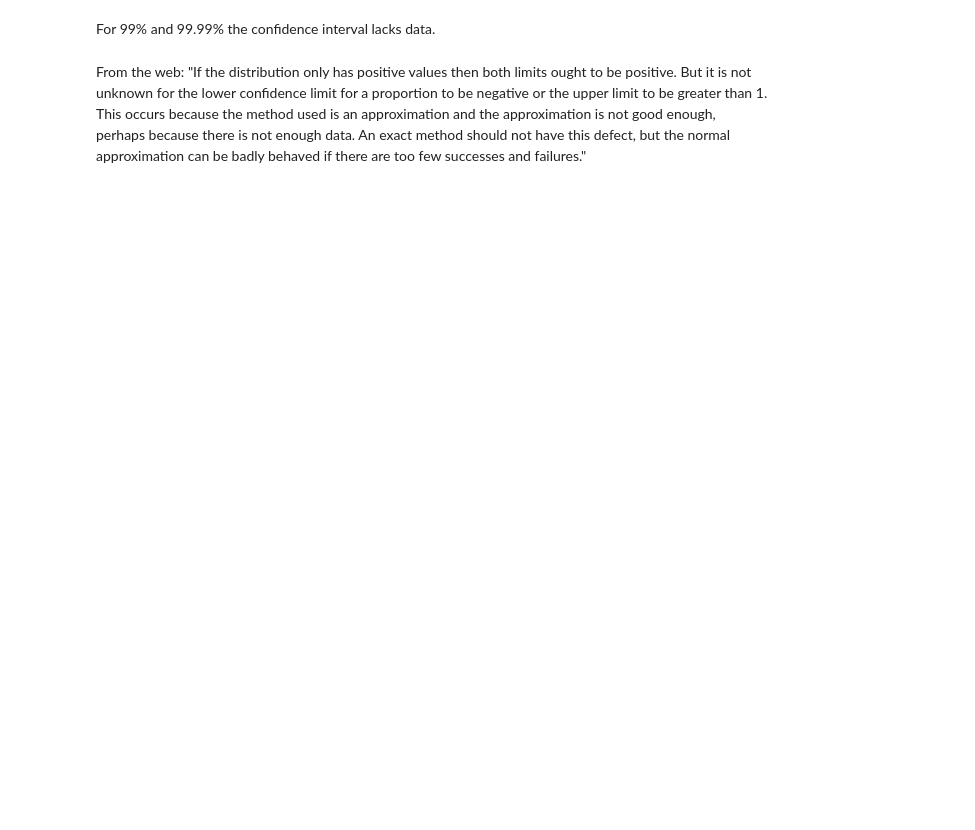
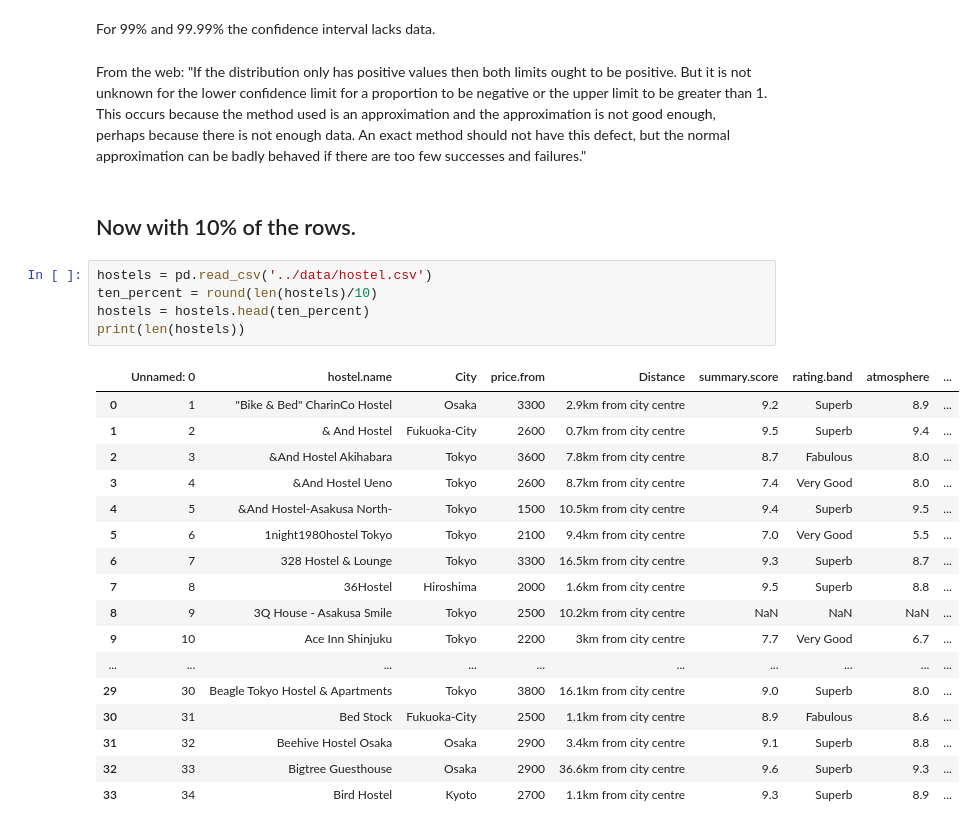
Before and after one commit to Pjiwm/data-science, a Jupyter notebook: assignments/08.ipynb, the cells around one changed output. Drawn from its saved outputs; the diff is of its cells as text; blank space fills up the shorter version.

```diff
--- a/assignments/08.ipynb
+++ b/assignments/08.ipynb
@@ -45,3 +74,28 @@ st.t.interval(confidence, len(hostels)-1, loc=hostels['price.from'].mean(), scal
 For 99% and 99.99% the confidence interval lacks data.
 # %% [markdown]
 From the web: "If the distribution only has positive values then both limits ought to be positive. But it is not unknown for the lower confidence limit for a proportion to be negative or the upper limit to be greater than 1. This occurs because the method used is an approximation and the approximation is not good enough, perhaps because there is not enough data. An exact method should not have this defect, but the normal approximation can be badly behaved if there are too few successes and failures."
+# %% [markdown]
+## Now with 10% of the rows.
+# %%
+hostels = pd.read_csv('../data/hostel.csv')
+ten_percent = round(len(hostels)/10)
+hostels = hostels.head(ten_percent)
+print(len(hostels))
+# %% [output]
+|  | Unnamed: 0 | hostel.name | City | price.from | Distance | summary.score | rating.band | atmosphere | ... |
+| 0 | 1 | "Bike & Bed" CharinCo Hostel | Osaka | 3300 | 2.9km from city centre | 9.2 | Superb | 8.9 | ... |
+| 1 | 2 | & And Hostel | Fukuoka-City | 2600 | 0.7km from city centre | 9.5 | Superb | 9.4 | ... |
+| 2 | 3 | &And Hostel Akihabara | Tokyo | 3600 | 7.8km from city centre | 8.7 | Fabulous | 8.0 | ... |
+| 3 | 4 | &And Hostel Ueno | Tokyo | 2600 | 8.7km from city centre | 7.4 | Very Good | 8.0 | ... |
+| 4 | 5 | &And Hostel-Asakusa North- | Tokyo | 1500 | 10.5km from city centre | 9.4 | Superb | 9.5 | ... |
+| 5 | 6 | 1night1980hostel Tokyo | Tokyo | 2100 | 9.4km from city centre | 7.0 | Very Good | 5.5 | ... |
+| 6 | 7 | 328 Hostel & Lounge | Tokyo | 3300 | 16.5km from city centre | 9.3 | Superb | 8.7 | ... |
+| 7 | 8 | 36Hostel | Hiroshima | 2000 | 1.6km from city centre | 9.5 | Superb | 8.8 | ... |
+| 8 | 9 | 3Q House - Asakusa Smile | Tokyo | 2500 | 10.2km from city centre | NaN | NaN | NaN | ... |
+| 9 | 10 | Ace Inn Shinjuku | Tokyo | 2200 | 3km from city centre | 7.7 | Very Good | 6.7 | ... |
+| ... | ... | ... | ... | ... | ... | ... | ... | ... | ... |
+| 29 | 30 | Beagle Tokyo Hostel & Apartments | Tokyo | 3800 | 16.1km from city centre | 9.0 | Superb | 8.0 | ... |
+| 30 | 31 | Bed Stock | Fukuoka-City | 2500 | 1.1km from city centre | 8.9 | Fabulous | 8.6 | ... |
+| 31 | 32 | Beehive Hostel Osaka | Osaka | 2900 | 3.4km from city centre | 9.1 | Superb | 8.8 | ... |
+| 32 | 33 | Bigtree Guesthouse | Osaka | 2900 | 36.6km from city centre | 9.6 | Superb | 9.3 | ... |
+| 33 | 34 | Bird Hostel | Kyoto | 2700 | 1.1km from city centre | 9.3 | Superb | 8.9 | ... |
```
Also changed, not shown: parts of 10 cells of this notebook.
